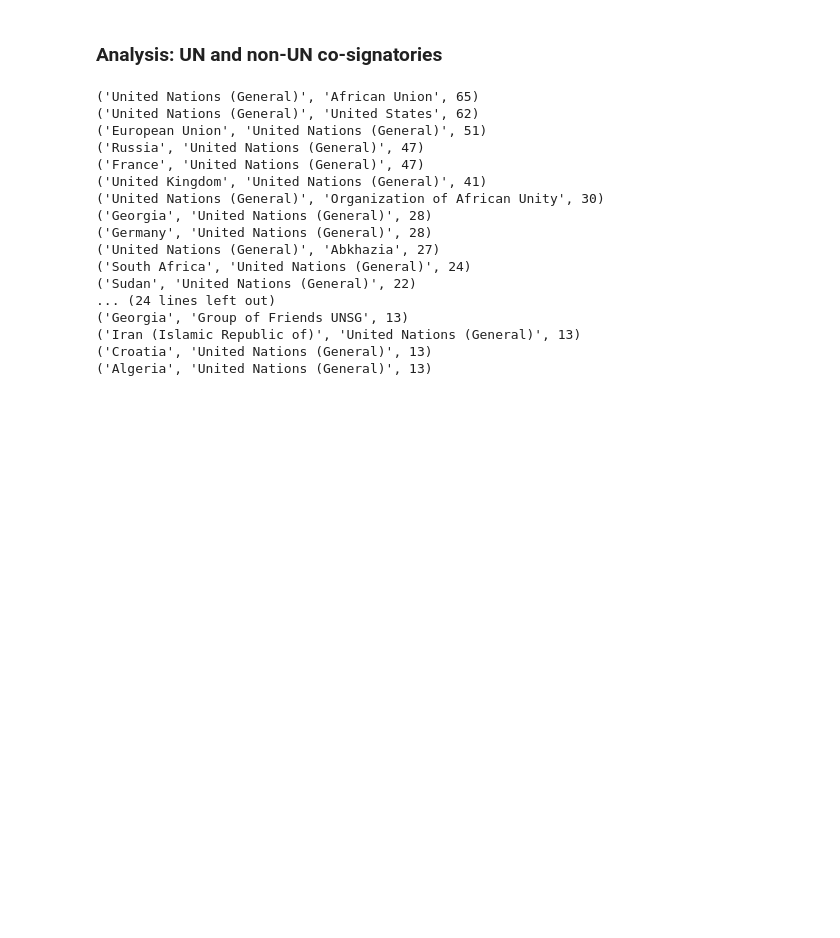
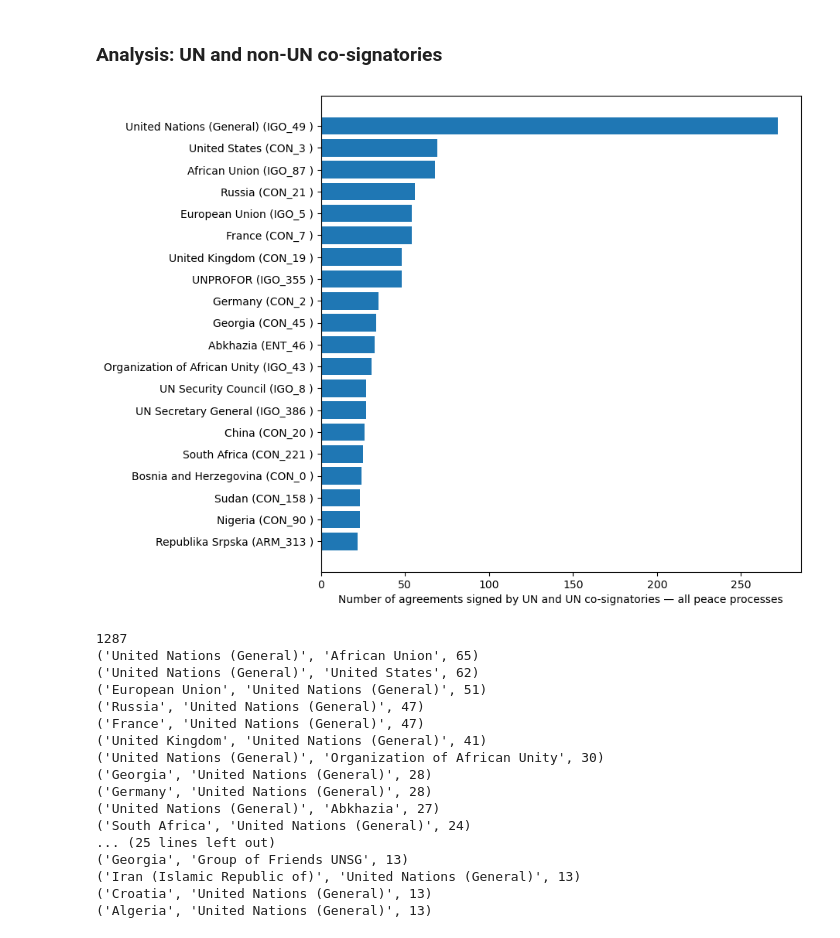
Before and after one commit to roybgardner/agreements-actors, a Jupyter notebook: un_analysis.ipynb, the cells around one changed output. Drawn from its saved outputs; the diff is of its cells as text; code cells hidden in the pictures; blank space fills up the shorter version.

```diff
--- a/un_analysis.ipynb
+++ b/un_analysis.ipynb
@@ -163,28 +167,39 @@ for t in scores:
 # %%
 co_matrices = get_cooccurrence_matrices(un_cosign_matrix)
 actor_upper = np.triu(co_matrices[0],k=1)
 
 
 un_cosign_actor_list = []
 for actor_index in actor_indices:
     actor_id = data_dict['actor_vertices'][actor_index]
     actor_data = data_dict['vertices_dict'][actor_id]
     actor_name = actor_data[data_dict['nodes_header'].index('node_name')]
     un_cosign_actor_list.append((actor_index,actor_id,actor_name))
 
-#diag = np.diag(co_matrices[0])
-#a = list(zip(diag,un_cosign_actor_list))
-#a = sorted(a,key=lambda t:t[0],reverse=True)
-#print(a)
+diag = np.diag(co_matrices[0])
+a = list(zip(diag,un_cosign_actor_list))
+a = sorted(a,key=lambda t:t[0],reverse=True)
+diag = [t[0] for t in a]
+label_list = [t[1][2] + ' (' + t[1][1] + ' )' for t in a[0:20]]
+
+f = plt.figure(figsize=(8,8))
+plt.barh(range(0,len(diag[0:20])),diag[0:20])
+plt.yticks(range(0,len(label_list)),label_list)
+plt.xlabel('Number of agreements signed by UN and UN co-signatories — all peace processes')
+plt.gca().invert_yaxis()
+plt.show()
 
 rc = np.nonzero(actor_upper) # Row and column indices of non-zero pairs
 z = list(zip(list(rc[0]),list(rc[1])))
 scores = [(un_cosign_actor_list[t[0]][2],un_cosign_actor_list[t[1]][2],actor_upper[t[0]][t[1]]) for t in z if\
              un_cosign_actor_list[t[0]][0] in un_indices or un_cosign_actor_list[t[1]][0] in un_indices]
 scores = sorted(scores,key=lambda t:t[2],reverse=True)
+print(len(scores))
 for t in scores[0:40]:
     print(t)
 # %% [output]
+[figure, added]
+1287
 ('United Nations (General)', 'African Union', 65)
 ('United Nations (General)', 'United States', 62)
 ('European Union', 'United Nations (General)', 51)
@@ -196,8 +211,7 @@ for t in scores[0:40]:
 ('Germany', 'United Nations (General)', 28)
 ('United Nations (General)', 'Abkhazia', 27)
 ('South Africa', 'United Nations (General)', 24)
-('Sudan', 'United Nations (General)', 22)
-... (24 lines left out)
+... (25 lines left out)
 ('Georgia', 'Group of Friends UNSG', 13)
 ('Iran (Islamic Republic of)', 'United Nations (General)', 13)
 ('Croatia', 'United Nations (General)', 13)
```
Also changed, not shown: parts of 3 cells of this notebook, 1 other file.
